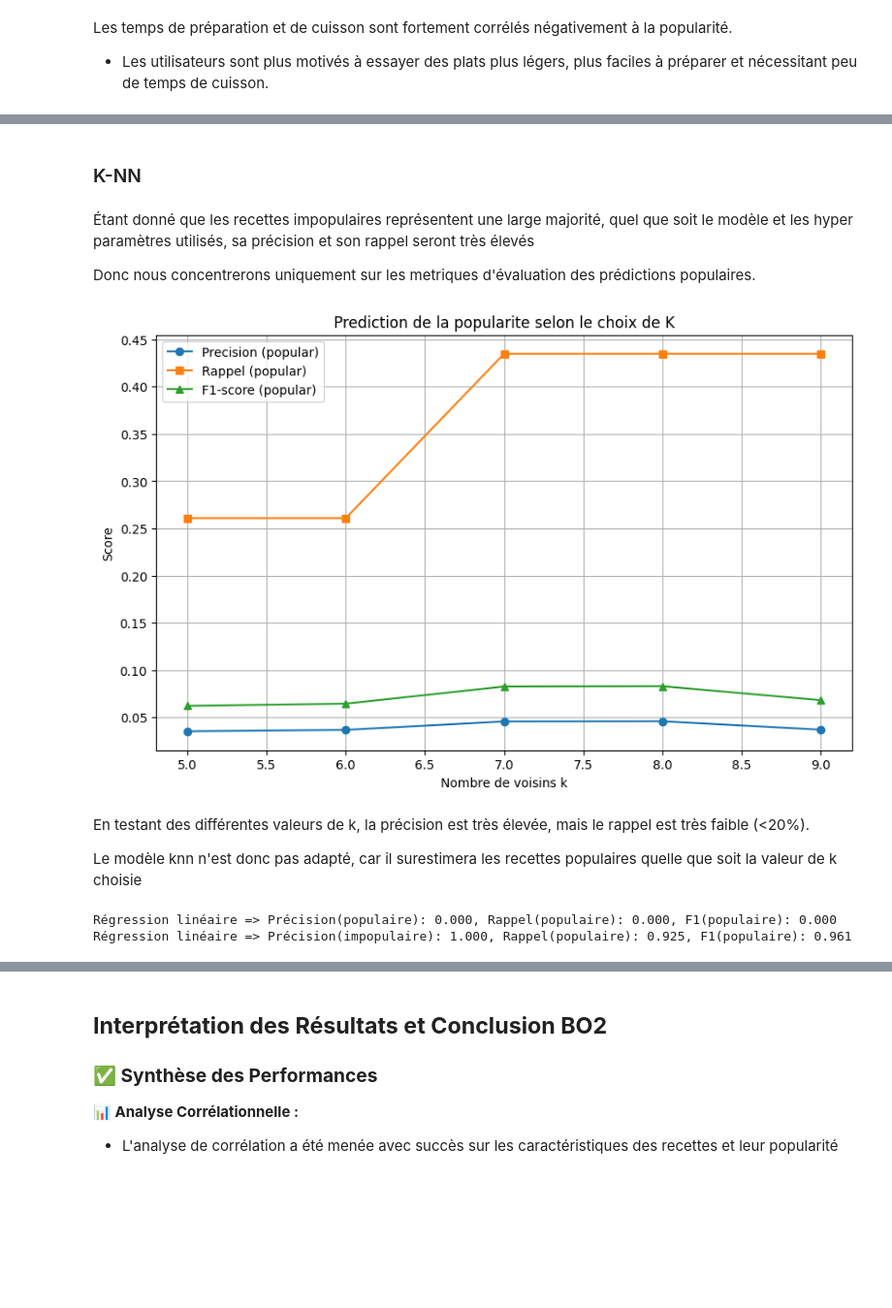
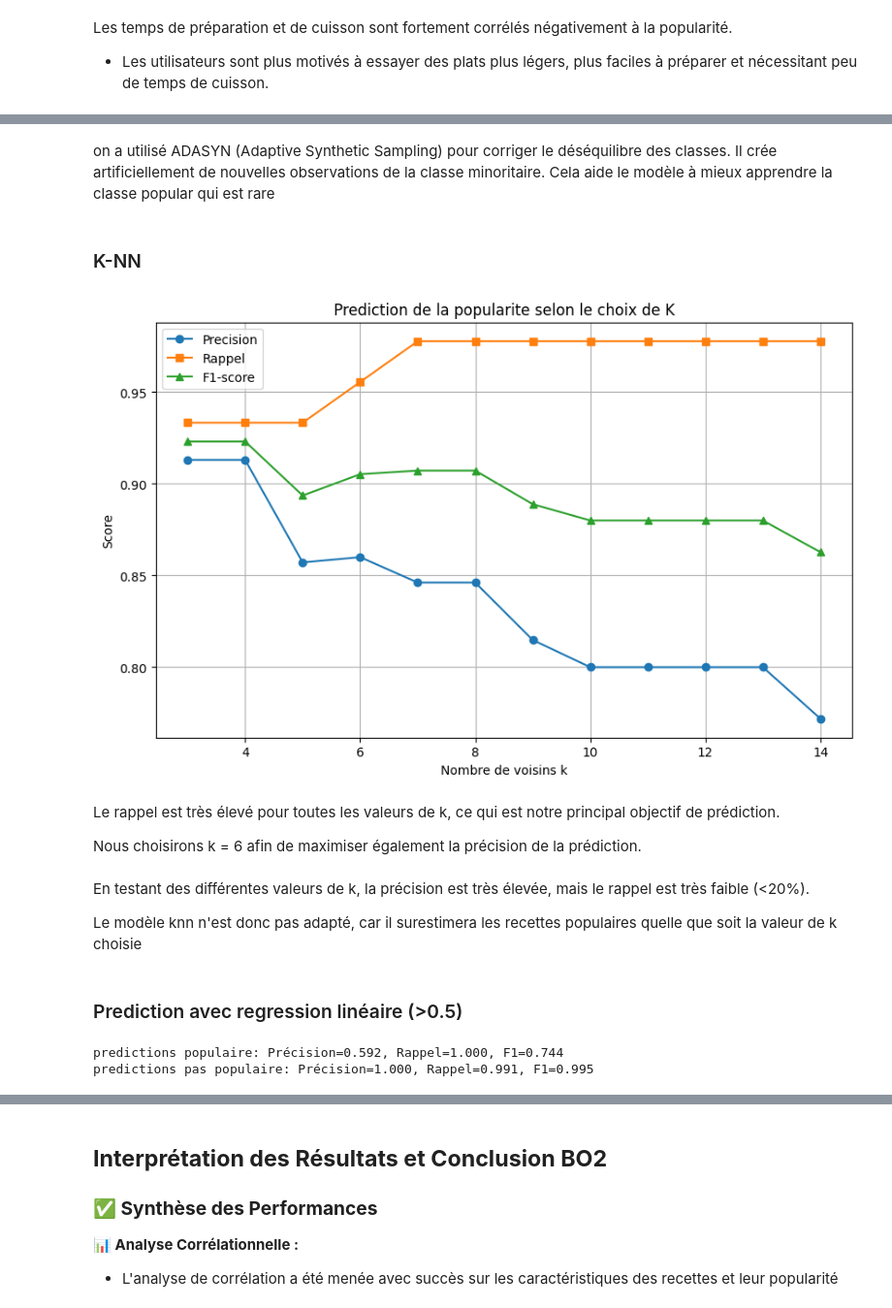
Before and after one commit to louaycodes/ProjetMachineLearning4Arctic, a Jupyter notebook: projetML.ipynb, the cells around one changed output, grey strips where cells are left out. Shown at 97% size. Cells and saved outputs as stored; diff of their text form; code cells hidden in the pictures; blank space fills up the shorter version.

```diff
--- a/projetML.ipynb
+++ b/projetML.ipynb
@@ -912,14 +914,15 @@ Tout d'abord, nous allons diviser le dataframe nettoyé en ensembles d'entraîne
 # %%
-data = pop_df.drop(columns=['RecipeId', 'Name', 'Description', 'RecipeInstructions', 'AggregatedRating'])
+colones= (nutrition_cols + temps_cols + [col for col in pop_df.columns if col.startswith("Category_")] + ['AggregatedRating','ReviewCount','popular'])
+
+data = pop_df[colones].copy()
 data = data.replace([np.inf, -np.inf], np.nan)
-data = data.dropna(subset=['ReviewCount'])
+data['ReviewCount'] = data['ReviewCount'].fillna(0)
 data = data.dropna()
 
 X = data.drop(columns=['popular']).select_dtypes(include=[np.number])
 y = data['popular']
 
-# Split data into train and test sets
-X_train, X_test, y_train, y_test = train_test_split(X, y, test_size=0.2,random_state=42)
+X_train, X_test, y_train, y_test = train_test_split(X, y, test_size=0.2, random_state=42)
 
 print("Taille de l'ensemble d'entraînement :", X_train.shape[0])
 print("Taille de l'ensemble de test :", X_test.shape[0])
@@ -943,2 +961,4 @@ Name: proportion, dtype: float64
+# %% [markdown]
+on a utilisé ADASYN (Adaptive Synthetic Sampling) pour corriger le déséquilibre des classes. Il crée artificiellement de nouvelles observations de la classe minoritaire. Cela aide le modèle à mieux apprendre la classe popular qui est rare
 # %% [markdown]
 ### K-NN
@@ -959,58 +965,59 @@ X_train_scaled, y_train = ada.fit_resample(X_train_scaled, y_train)
-# %% [markdown]
-Étant donné que les recettes impopulaires représentent une large majorité, quel que soit le modèle et les hyper paramètres utilisés, sa précision et son rappel seront très élevés
-
-Donc nous concentrerons uniquement sur les metriques d'évaluation des prédictions populaires.
 # %%
 accuracies = []
 recalls_popular = []
 precisions_popular = []
 f1_popular = []
 
-k_values = range(5, 10)
+k_values = range(3, 15)
 for k in k_values:
     knn = KNeighborsClassifier(n_neighbors=k, weights='distance')
     knn.fit(X_train_scaled, y_train)
     y_pred = knn.predict(X_test_scaled)
     accuracies.append(accuracy_score(y_test, y_pred))
     recalls_popular.append(recall_score(y_test, y_pred, pos_label=1))
     precisions_popular.append(precision_score(y_test, y_pred, pos_label=1))
     f1_popular.append(f1_score(y_test, y_pred, pos_label=1))
 
 plt.figure(figsize=(10, 6))
-plt.plot(k_values, precisions_popular, 'o-', label='Precision (popular)')
-plt.plot(k_values, recalls_popular, 's-', label='Rappel (popular)')
-plt.plot(k_values, f1_popular, '^-', label='F1-score (popular)')
+plt.plot(k_values, precisions_popular, 'o-', label='Precision')
+plt.plot(k_values, recalls_popular, 's-', label='Rappel')
+plt.plot(k_values, f1_popular, '^-', label='F1-score')
 plt.title('Prediction de la popularite selon le choix de K')
 plt.xlabel('Nombre de voisins k')
 plt.ylabel('Score')
 plt.legend()
 plt.grid(True)
 plt.show()
 # %% [output]
-[figure, old version]
+[figure, new version]
+# %% [markdown]
+Le rappel est très élevé pour toutes les valeurs de k, ce qui est notre principal objectif de prédiction.
+
+Nous choisirons k = 6 afin de maximiser également la précision de la prédiction.
 # %% [markdown]
 En testant des différentes valeurs de k, la précision est très élevée, mais le rappel est très faible (<20%).
 
 Le modèle knn n'est donc pas adapté, car il surestimera les recettes populaires quelle que soit la valeur de k choisie
+# %% [markdown]
+### Prediction avec regression linéaire (>0.5)
 # %%
 lr = LinearRegression()
 lr.fit(X_train_scaled, y_train)
 
 y_pred_reg = lr.predict(X_test_scaled)
-y_pred_class = (y_pred_reg >= 30).astype(int)
-y_true_class = (y_test >= 30).astype(int)
+y_pred_class = (y_pred_reg >= 0.5).astype(int)
+y_true_class = y_test
 
-p = precision_score(y_true_class, y_pred_class, pos_label=1, zero_division=0)
-r = recall_score(y_true_class, y_pred_class, pos_label=1, zero_division=0)
-f = f1_score(y_true_class, y_pred_class, pos_label=1, zero_division=0)
+p_pop = precision_score(y_true_class, y_pred_class, pos_label=1, zero_division=0)
+r_pop = recall_score(y_true_class, y_pred_class, pos_label=1, zero_division=0)
+f_pop = f1_score(y_true_class, y_pred_class, pos_label=1, zero_division=0)
 
-print(f"Régression linéaire => Précision(populaire): {p:.3f}, Rappel(populaire): {r:.3f}, F1(populaire): {f:.3f}")
+p_unpop = precision_score(y_true_class, y_pred_class, pos_label=0, zero_division=0)
+r_unpop = recall_score(y_true_class, y_pred_class, pos_label=0, zero_division=0)
+f_unpop = f1_score(y_true_class, y_pred_class, pos_label=0, zero_division=0)
 
-p = precision_score(y_true_class, y_pred_class, pos_label=0, zero_division=0)
-r = recall_score(y_true_class, y_pred_class, pos_label=0, zero_division=0)
-f = f1_score(y_true_class, y_pred_class, pos_label=0, zero_division=0)
-
-print(f"Régression linéaire => Précision(impopulaire): {p:.3f}, Rappel(populaire): {r:.3f}, F1(populaire): {f:.3f}")
+print(f"predictions populaire: Précision={p_pop:.3f}, Rappel={r_pop:.3f}, F1={f_pop:.3f}")
+print(f"predictions pas populaire: Précision={p_unpop:.3f}, Rappel={r_unpop:.3f}, F1={f_unpop:.3f}")
 # %% [output]
-Régression linéaire => Précision(populaire): 0.000, Rappel(populaire): 0.000, F1(populaire): 0.000
-Régression linéaire => Précision(impopulaire): 1.000, Rappel(populaire): 0.925, F1(populaire): 0.961
+predictions populaire: Précision=0.592, Rappel=1.000, F1=0.744
+predictions pas populaire: Précision=1.000, Rappel=0.991, F1=0.995
```
Also changed, not shown: parts of 17 cells of this notebook.
